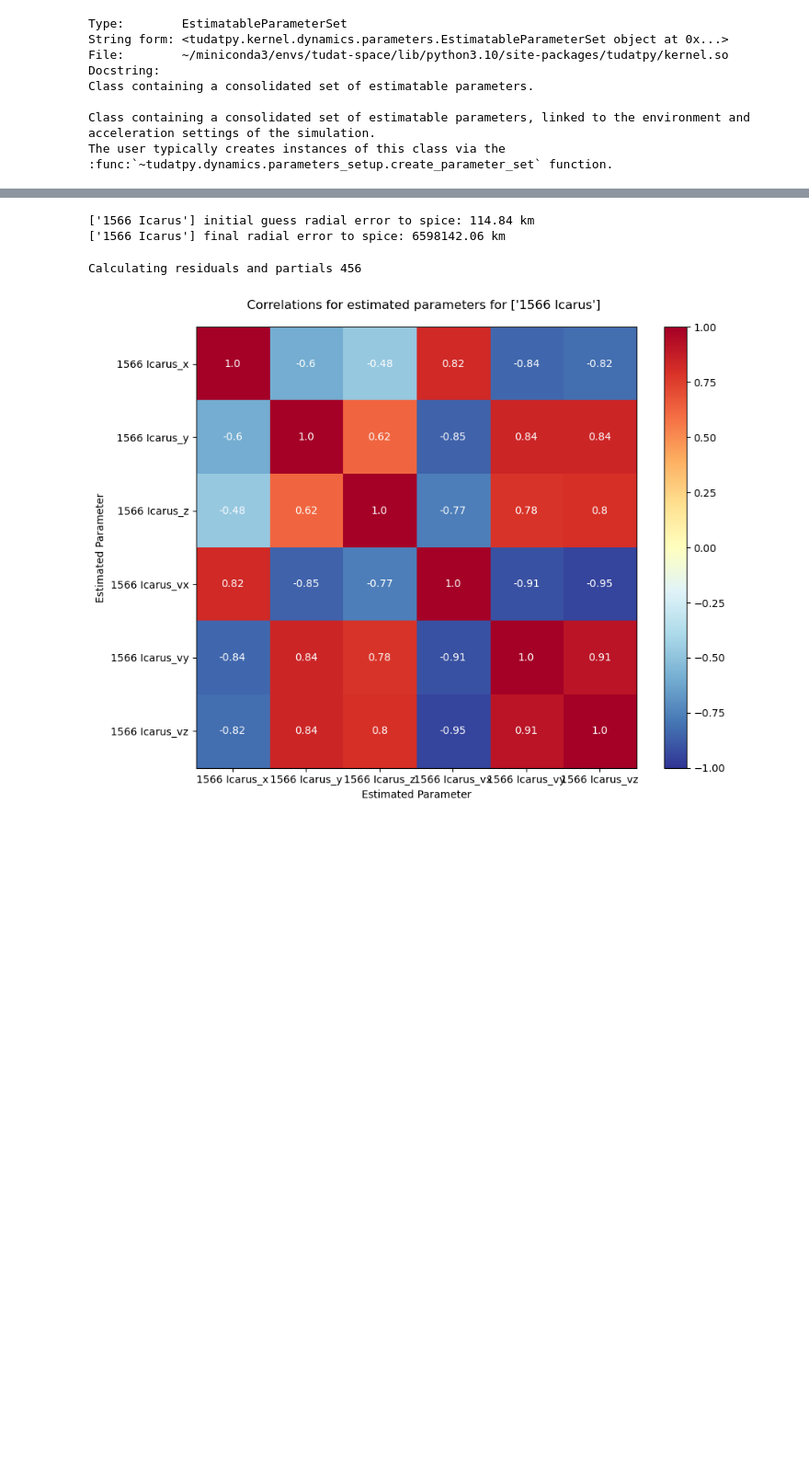
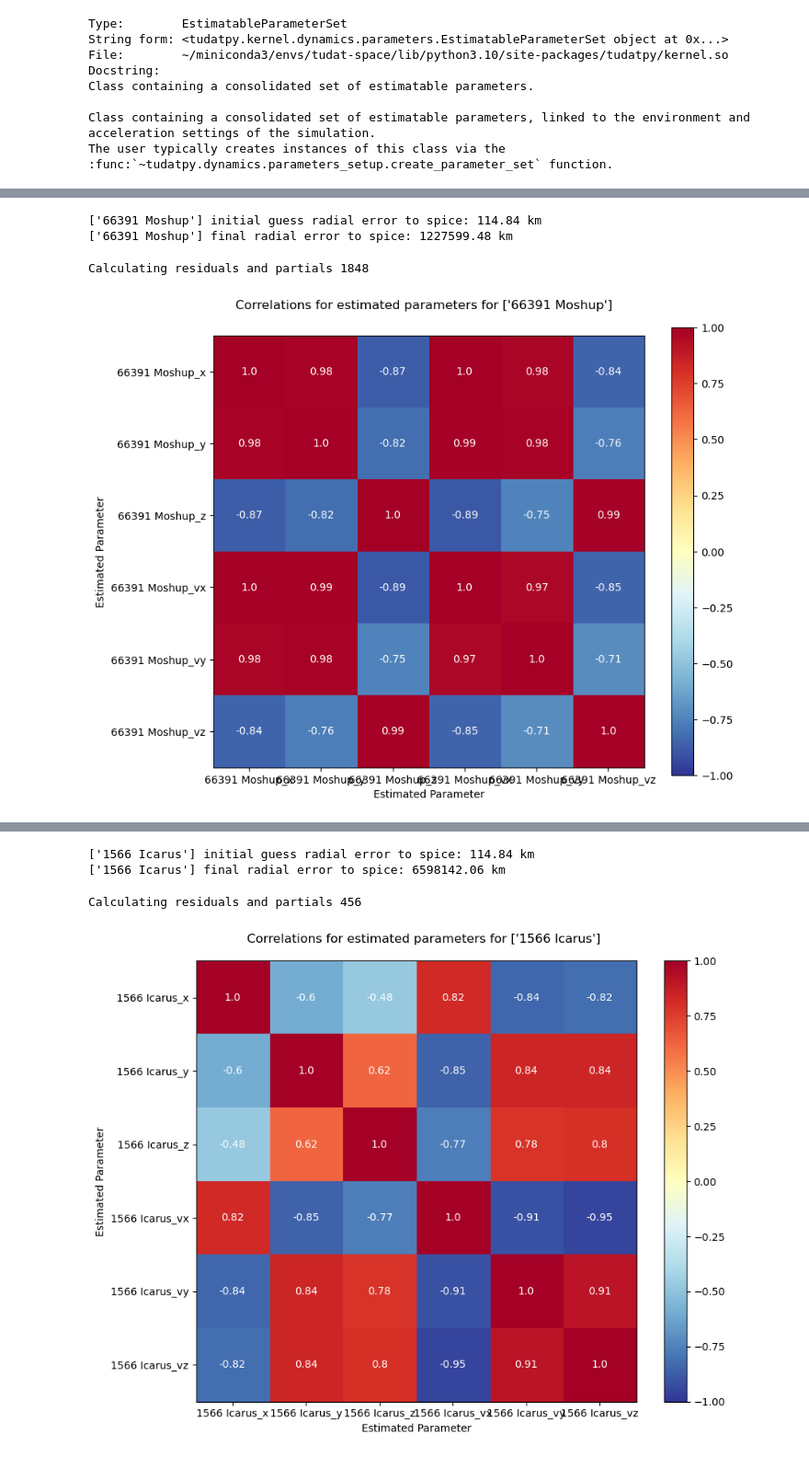
Before and after one commit to PocketBloom/Bachelor_Project, a Jupyter notebook: Estimation/2_initial_state_simple.ipynb, the cells around one changed output, grey strips where cells are left out. Shown at 92% size. Saved outputs shown, nothing was run; the diff lists cells and outputs as text; code cells hidden in the pictures; blank space fills up the shorter version.

Commit message:
Works for smaller asteroids, but changes for different times (and doesn't have beta and J2 in acceleration)

```diff
--- a/Estimation/2_initial_state_simple.ipynb
+++ b/Estimation/2_initial_state_simple.ipynb
@@ -42,10 +42,10 @@ spice.load_standard_kernels()
 # target_mpc_code_list = [433]       # Eros
 # The 9 asteroids
 # target_mpc_code_list = [1566, 66146, 66391, 437844, 137924, 138127, 480883, 468468, 364136]
-target_mpc_code_list = [1566]
+target_mpc_code_list = [66391]
 
 observations_start = datetime.datetime(2018, 1, 1)
-observations_end = datetime.datetime(2023, 1, 1)
+observations_end = datetime.datetime(2023, 7, 1)
 
 # number of iterations for our estimation
 number_of_pod_iterations = 6
@@ -261,10 +260,11 @@ kernel_directory_21_asteroids = "/home/emmabob/Bachelor_Project/asteroid_kernels
 # %%
-# print(target_spkid_list)
-# target_spk_local_kernel = ['20001566', '20066146', '20066391', '20437844', '20137924', '20138127', '20480883', '20468468', '20364136']
-target_spk_local_kernel = ['20001566']
+# print(target_spkid_list)target_spk_local_kernel = ['20001566', '20066146', '20066391', '20437844', '20137924', '20138127', '20480883', '20468468', '20364136']
+# target_spk_local_kernel = ['20001566']
+# target_spk_local_kernel = ['2066146']
 # target_spk_local_kernel = ['20000433']
 
 # print(target_spkid_list)
 # target_spk_local_kernel = ['1566', '66146', '66391', '437844', '137924', '138127', '480883', '468468', '364136']
 # target_spk_local_kernel = ['437844']
+target_spk_local_kernel = ['66391']
 # %%
@@ -556,0 +591,60 @@ KeyboardInterrupt:
+# %%
+# retrieve the estimated initial state.
+results_final = pod_output.parameter_history[:, -1]
+
+vector_error_initial = (np.array(asteroid_states[0]["initial_guess"]) - asteroid_states[0]["true_state"])[0:3]
+error_magnitude_initial = np.sqrt(np.square(vector_error_initial).sum()) / 1000
+
+vector_error_final = (np.array(results_final) - asteroid_states[0]["true_state"])[0:3]
+error_magnitude_final = np.sqrt(np.square(vector_error_final).sum()) / 1000
+
+print(
+    f"{target_name_list} initial guess radial error to spice: {round(error_magnitude_initial, 2)} km"
+)
+print(
+    f"{target_name_list} final radial error to spice: {round(error_magnitude_final, 2)} km"
+)
+# %% [output]
+['66391 Moshup'] initial guess radial error to spice: 114.84 km
+['66391 Moshup'] final radial error to spice: 1227599.48 km
+# %%
+# Correlation can be retrieved using the CovarianceAnalysisInput class:
+covariance_input = estimation_analysis.CovarianceAnalysisInput(observation_collection)
+covariance_output = estimator.compute_covariance(covariance_input)
+
+estimated_param_names = []
+
+for i, obj in enumerate(asteroid_states):
+    for name in ["x", "y", "z", "vx", "vy", "vz"]:
+        estimated_param_names.append(f"{obj['name']}_{name}")
+
+
+correlations = covariance_output.correlations
+# estimated_param_names = ["x", "y", "z", "vx", "vy", "vz"]
+
+
+fig, ax = plt.subplots(1, 1, figsize=(9, 7))
+
+im = ax.imshow(correlations, cmap=cm.RdYlBu_r, vmin=-1, vmax=1)
+
+ax.set_xticks(np.arange(len(estimated_param_names)), labels=estimated_param_names)
+ax.set_yticks(np.arange(len(estimated_param_names)), labels=estimated_param_names)
+
+# add numbers to each of the boxes
+for i in range(len(estimated_param_names)):
+    for j in range(len(estimated_param_names)):
+        text = ax.text(
+            j, i, round(correlations[i, j], 2), ha="center", va="center", color="w"
+        )
+
+cb = plt.colorbar(im)
+
+ax.set_xlabel("Estimated Parameter")
+ax.set_ylabel("Estimated Parameter")
+
+fig.suptitle(f"Correlations for estimated parameters for {target_name_list}")
+
+fig.set_tight_layout(True)
+# %% [output]
+Calculating residuals and partials 1848
+[figure, added]
```
Also changed, not shown: parts of 16 cells of this notebook.
